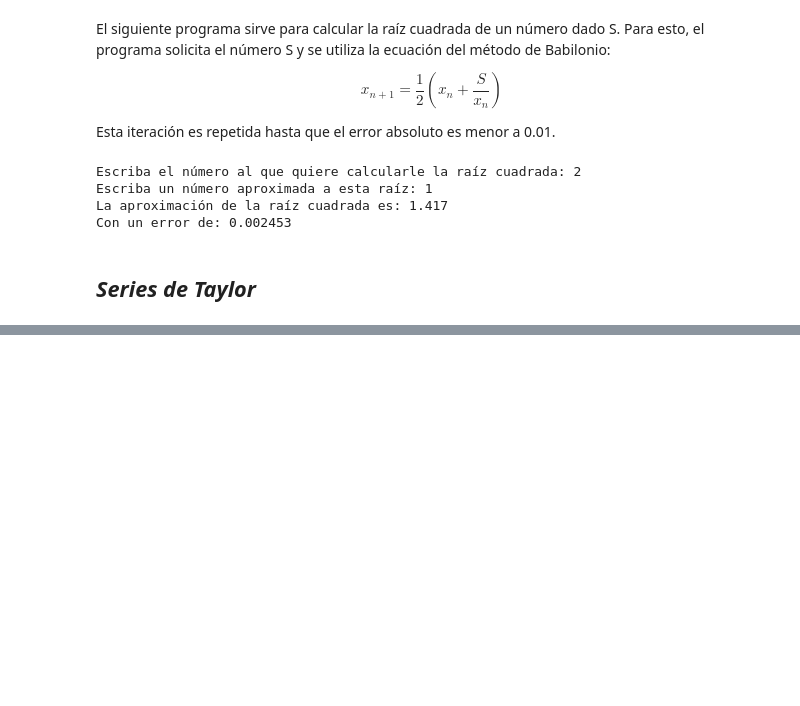
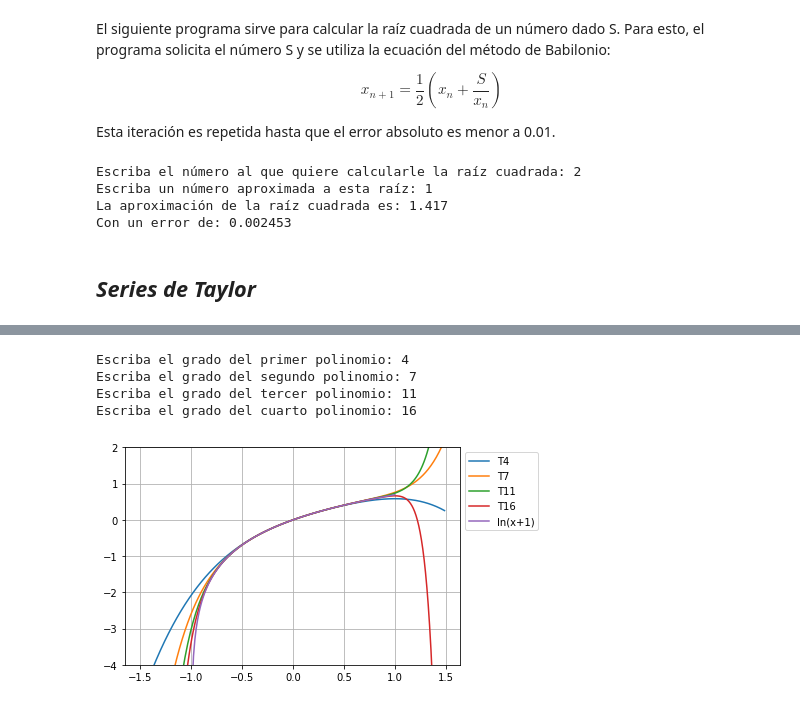
Before and after one commit to JuanPedroDelCastillo/FisicaComputacional1, a Jupyter notebook: Actividad2/Actividad2.ipynb, the cells around one changed output, grey strips where cells are left out. Drawn from its saved outputs; the diff is of its cells as text; code cells hidden in the pictures; blank space fills up the shorter version.

```diff
--- a/Actividad2/Actividad2.ipynb
+++ b/Actividad2/Actividad2.ipynb
@@ -188,14 +279,0 @@ Para que se tomaran en cuenta las soluciones complejas, simplemente se agregó +
-# %%
-# Programa para calcular la raíz de un número S.
-
-S = float(input("Escriba el número al que quiere calcularle la raíz cuadrada: "))
-x = float(input("Escriba un número aproximada a esta raíz: "))
-
-E= abs(x - np.sqrt(S))
-
-while E>0.01:
-  x = (1/2)*(x+S/x)
-  E = abs(x - np.sqrt(S))
-
-print("La aproximación de la raíz cuadrada es: {:.3f}" .format(x),
-      "\nCon un error de: {:.6f}" .format(E))
@@ -206,0 +288,35 @@ Con un error de: 0.002453
+# %%
+#Este programa grafica los polinomios de Taylor de cuatro grados dados por el usuario de la función ln(x+1).
+def TLog(n):
+  x = np.arange(-1.5, 1.5, 2/150)
+  T = []
+  for j in x:
+    S=0
+    for i in range(1,n+1):
+      S += (-1)**(i+1) * ( (j**i)/i )
+    T.append(S)
+  return T
+
+n1 = int(input("Escriba el grado del primer polinomio: "))
+n2 = int(input("Escriba el grado del segundo polinomio: "))
+n3 = int(input("Escriba el grado del tercer polinomio: "))
+n4 = int(input("Escriba el grado del cuarto polinomio: "))
+
+x = np.arange(-1.5, 1.5, 2/150)
+plt.subplot(111)
+plt.plot(x, TLog(n1), Label=f"T{n1}")
+plt.plot(x, TLog(n2), Label=f"T{n2}")
+plt.plot(x, TLog(n3), Label=f"T{n3}")
+plt.plot(x, TLog(n4), Label=f"T{n4}")
+plt.plot(np.arange(-0.99, 1, 2/150), np.log(np.arange(-0.99, 1, 2/150)+1), Label="ln(x+1)")
+plt.grid(True)
+plt.ylim(-4, 2)
+plt.legend(bbox_to_anchor=(1,1), loc="upper left")
+
+plt.show()
+# %% [output]
+Escriba el grado del primer polinomio: 4
+Escriba el grado del segundo polinomio: 7
+Escriba el grado del tercer polinomio: 11
+Escriba el grado del cuarto polinomio: 16
+[figure, added]
```
Also changed, not shown: parts of 15 cells of this notebook.
